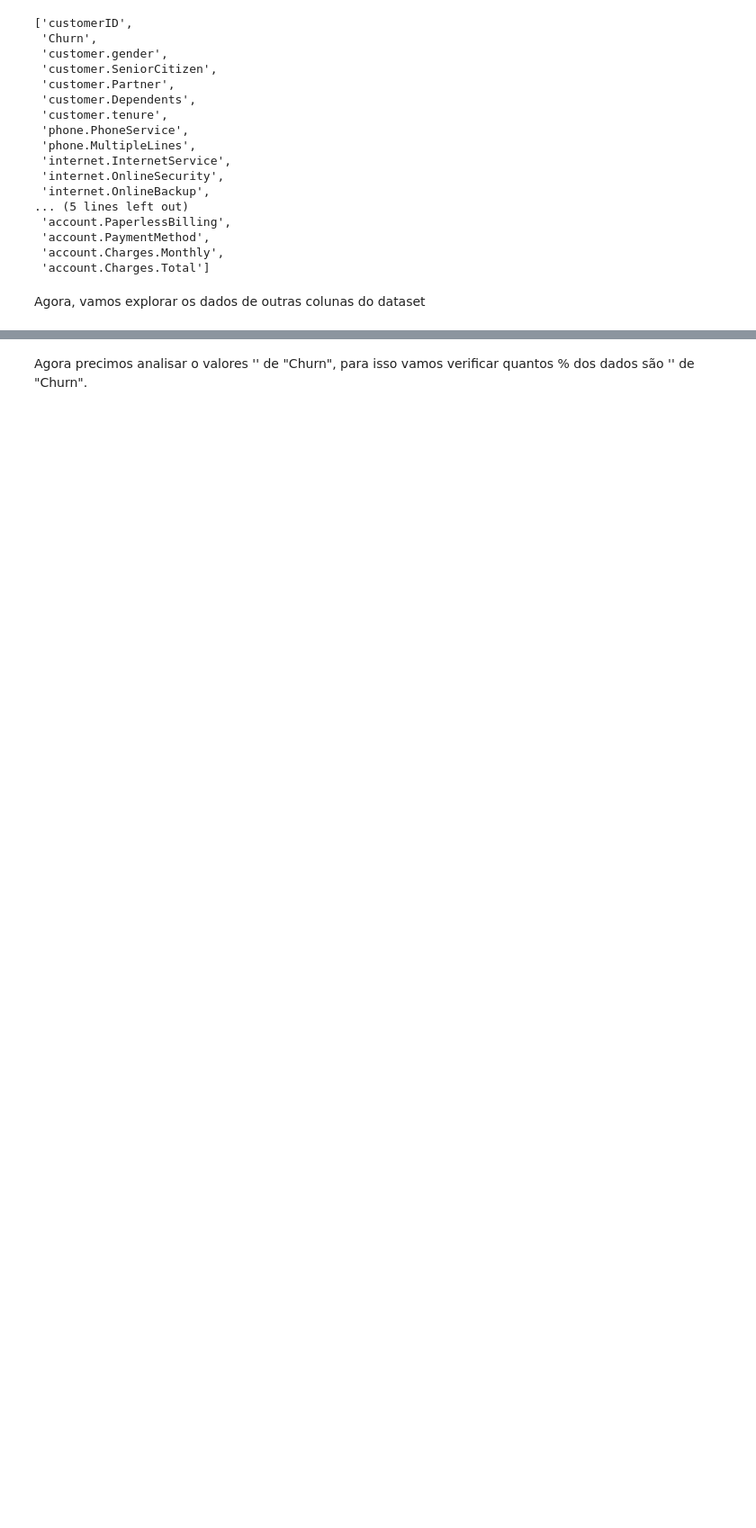
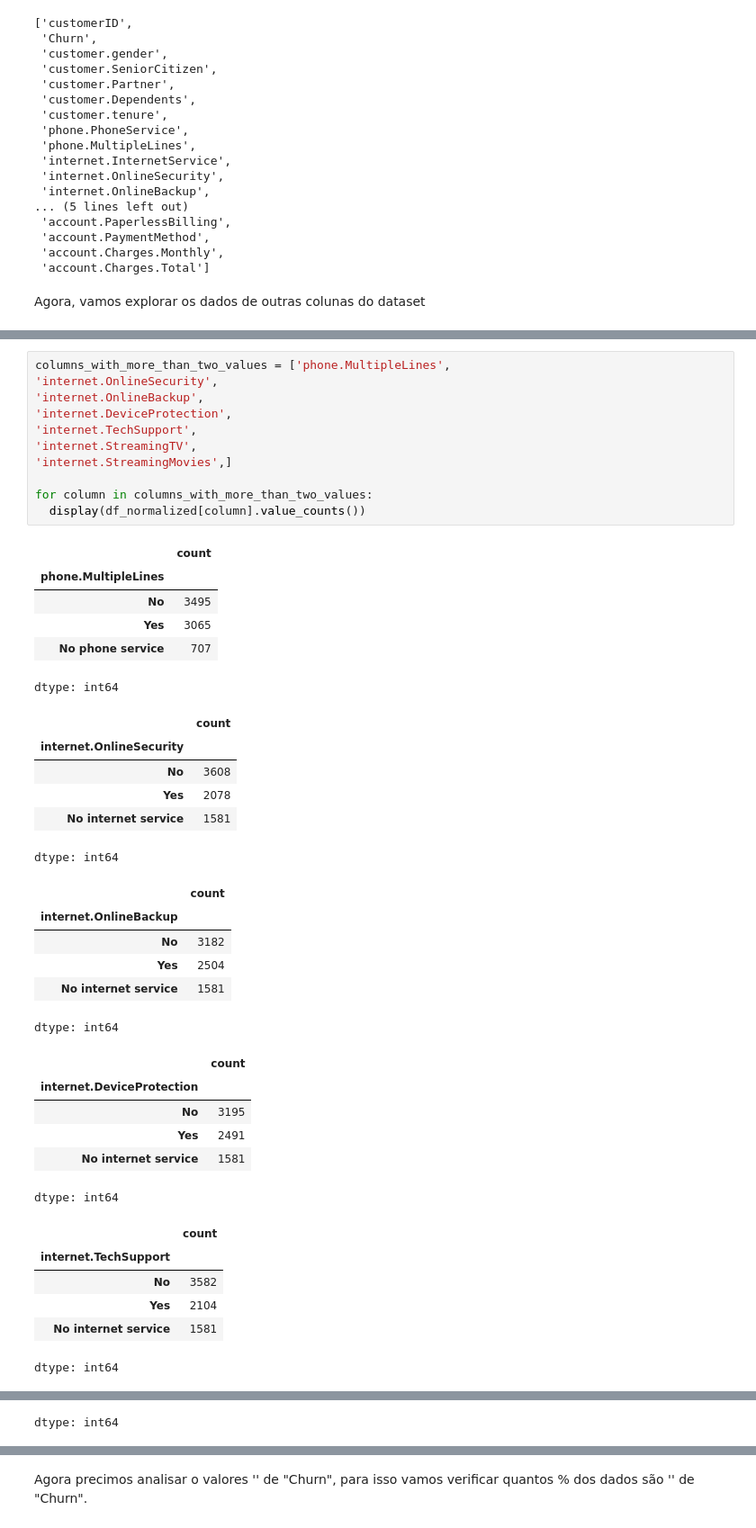
Before and after one commit to inaianebarros/telecom-x, a Jupyter notebook: telecom_x.ipynb, the cells around one changed output, grey strips where cells are left out. Shown at 90% size. Drawn from its saved outputs; the diff is of its cells as text; blank space fills up the shorter version.

```diff
--- a/telecom_x.ipynb
+++ b/telecom_x.ipynb
@@ -158,0 +313,42 @@ str quando na realidade deveriam ser float, vamos corrigir isso.
+# %%
+columns_with_more_than_two_values = ['phone.MultipleLines',
+'internet.OnlineSecurity',
+'internet.OnlineBackup',
+'internet.DeviceProtection',
+'internet.TechSupport',
+'internet.StreamingTV',
+'internet.StreamingMovies',]
+
+for column in columns_with_more_than_two_values:
+  display(df_normalized[column].value_counts())
+# %% [output]
+|  | count |
+| phone.MultipleLines |  |
+| No | 3495 |
+| Yes | 3065 |
+| No phone service | 707 |
+dtype: int64
+|  | count |
+| internet.OnlineSecurity |  |
+| No | 3608 |
+| Yes | 2078 |
+| No internet service | 1581 |
+dtype: int64
+|  | count |
+| internet.OnlineBackup |  |
+| No | 3182 |
+| Yes | 2504 |
+| No internet service | 1581 |
+dtype: int64
+|  | count |
+| internet.DeviceProtection |  |
+| No | 3195 |
+| Yes | 2491 |
+| No internet service | 1581 |
+dtype: int64
+|  | count |
+| internet.TechSupport |  |
+| No | 3582 |
+| Yes | 2104 |
+| No internet service | 1581 |
+dtype: int64
@@ -158,0 +360 @@ str quando na realidade deveriam ser float, vamos corrigir isso.
+dtype: int64
```
Also changed, not shown: parts of 56 cells of this notebook.
